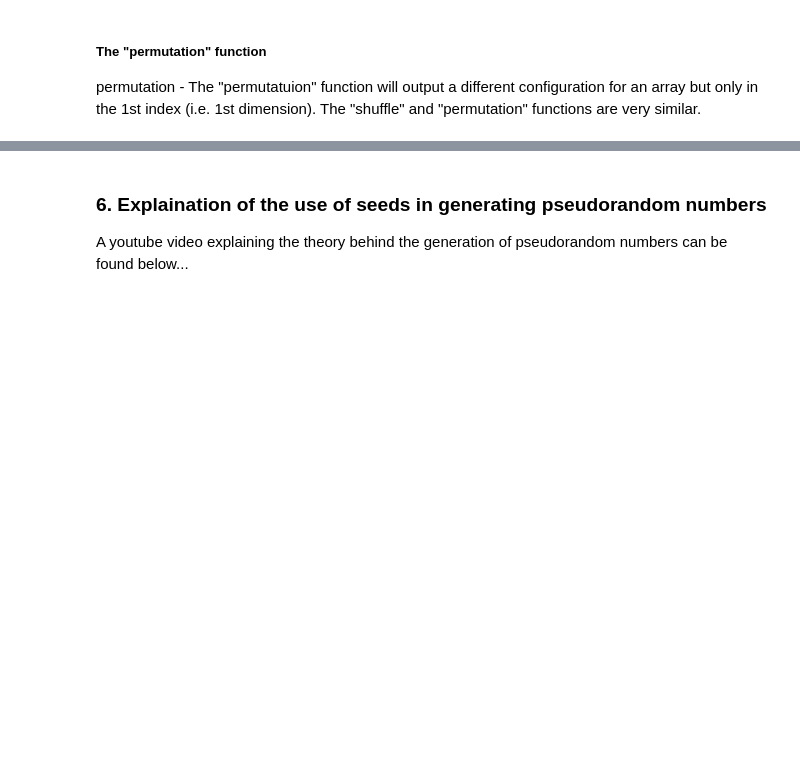
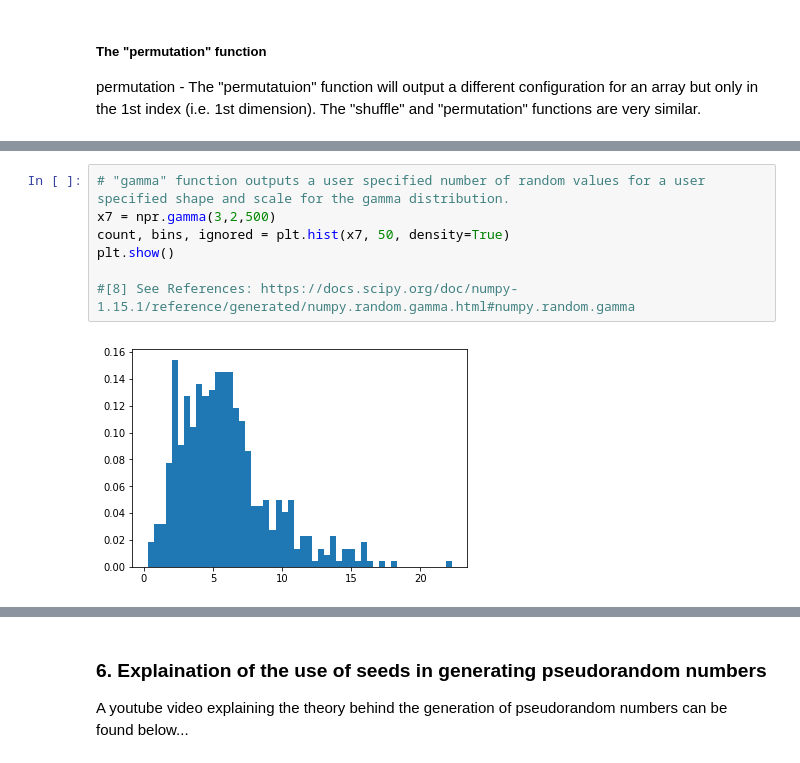
Before and after one commit to G00364756/52465---Programming-for-Data-Analysis---Assignments, a Jupyter notebook: Numpy Investigation.ipynb, the cells around one changed output, grey strips where cells are left out. Cells and saved outputs as stored; diff of their text form; blank space fills up the shorter version.

```diff
--- a/Numpy Investigation.ipynb
+++ b/Numpy Investigation.ipynb
@@ -230,0 +267,9 @@ The 5 distributions selected for demonstration are:
+# %%
+# "gamma" function outputs a user specified number of random values for a user specified shape and scale for the gamma distribution.
+x7 = npr.gamma(3,2,500)
+count, bins, ignored = plt.hist(x7, 50, density=True)
+plt.show()
+
+#[8] See References: https://docs.scipy.org/doc/numpy-1.15.1/reference/generated/numpy.random.gamma.html#numpy.random.gamma
+# %% [output]
+[figure, added]
```
Also changed, not shown: parts of 26 cells of this notebook.
